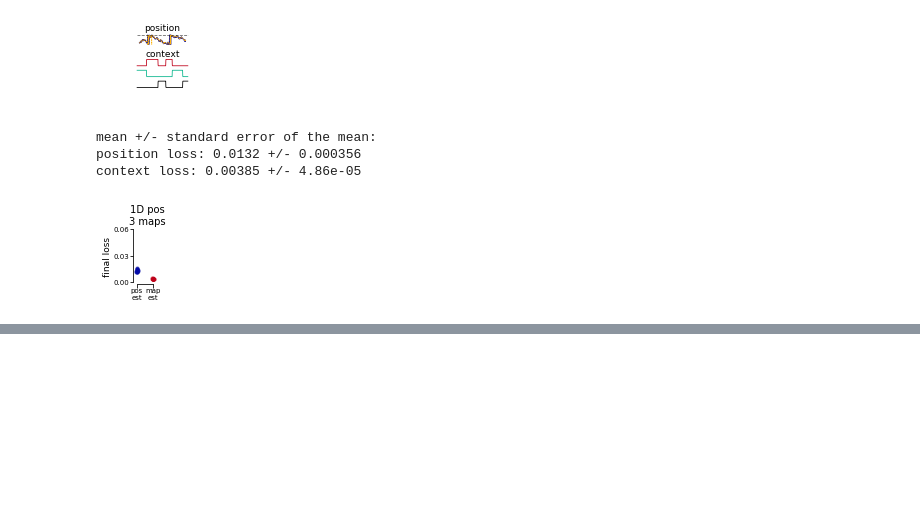
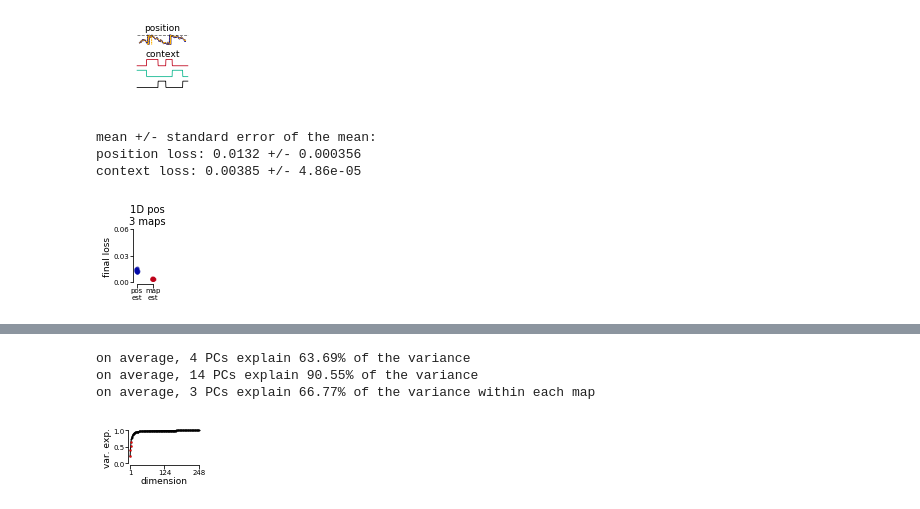
Before and after one commit to ahwillia/rnn_remapping_paper, a Jupyter notebook: fig4_1d3map/make_fig4.ipynb, the cells around one changed output, grey strips where cells are left out. Saved outputs shown, nothing was run; the diff lists cells and outputs as text; code cells hidden in the pictures; blank space fills up the shorter version.

```diff
--- a/fig4_1d3map/make_fig4.ipynb
+++ b/fig4_1d3map/make_fig4.ipynb
@@ -192,0 +114,10 @@ the avg angle between position subspaces is 0 deg.
+# %%
+''' Figure 4E: summary of dimensionality '''
+f, axes = fig4_plots.plot_d(data_folder, model_IDs, top_num_1=3)
+plt.show()
+f.savefig(f'{save_folder}PCs_all.png', dpi=600, bbox_inches='tight')
+# %% [output]
+on average, 4 PCs explain 63.69% of the variance
+on average, 14 PCs explain 90.55% of the variance
+on average, 3 PCs explain 66.77% of the variance within each map
+[figure, added]
```
Also changed, not shown: parts of 11 cells of this notebook, 13 other files.
